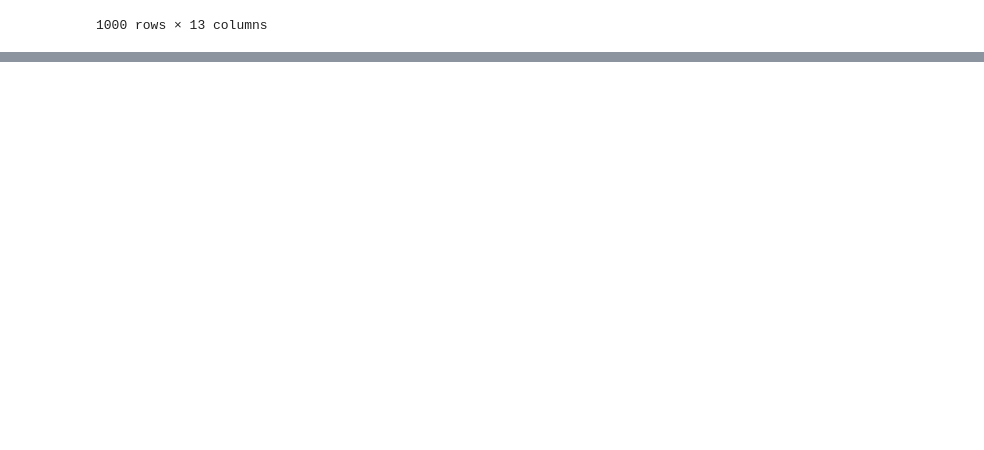
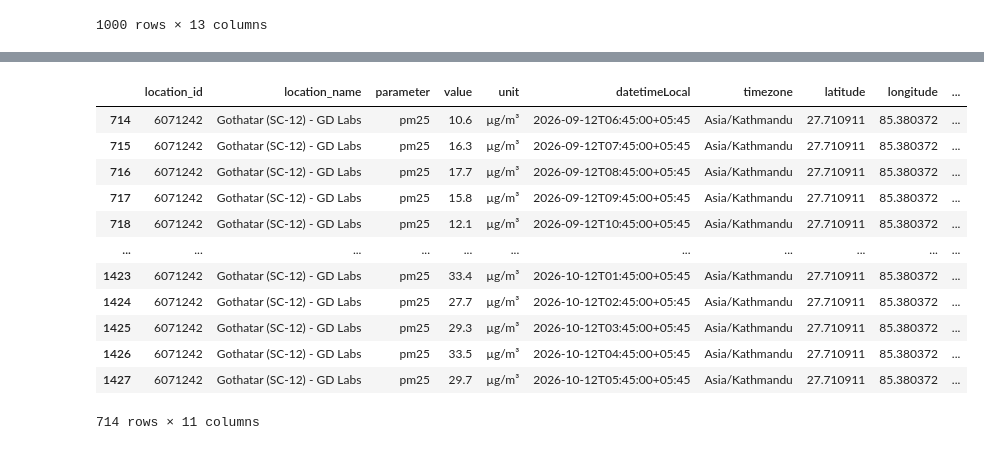
Before and after one commit to Laxmination/Kathmandu-PM2.5-Forecasting, a Jupyter notebook: OpenAQdatasetCleaning/Gothatar Data Clean.ipynb, the cells around one changed output, grey strips where cells are left out. Drawn from its saved outputs; the diff is of its cells as text; code cells hidden in the pictures; blank space fills up the shorter version.

```diff
--- a/OpenAQdatasetCleaning/Gothatar Data Clean.ipynb
+++ b/OpenAQdatasetCleaning/Gothatar Data Clean.ipynb
@@ -107,0 +170,17 @@ cleaned.to_csv('cleaned_GothatarLast365days.csv', index=False)
+# %%
+cleaned1 = cleaned1[cleaned1['parameter']=='pm25']
+cleaned1
+# %% [output]
+|  | location_id | location_name | parameter | value | unit | datetimeLocal | timezone | latitude | longitude | ... |
+| 714 | 6071242 | Gothatar (SC-12) - GD Labs | pm25 | 10.6 | µg/m³ | 2026-09-12T06:45:00+05:45 | Asia/Kathmandu | 27.710911 | 85.380372 | ... |
+| 715 | 6071242 | Gothatar (SC-12) - GD Labs | pm25 | 16.3 | µg/m³ | 2026-09-12T07:45:00+05:45 | Asia/Kathmandu | 27.710911 | 85.380372 | ... |
+| 716 | 6071242 | Gothatar (SC-12) - GD Labs | pm25 | 17.7 | µg/m³ | 2026-09-12T08:45:00+05:45 | Asia/Kathmandu | 27.710911 | 85.380372 | ... |
+| 717 | 6071242 | Gothatar (SC-12) - GD Labs | pm25 | 15.8 | µg/m³ | 2026-09-12T09:45:00+05:45 | Asia/Kathmandu | 27.710911 | 85.380372 | ... |
+| 718 | 6071242 | Gothatar (SC-12) - GD Labs | pm25 | 12.1 | µg/m³ | 2026-09-12T10:45:00+05:45 | Asia/Kathmandu | 27.710911 | 85.380372 | ... |
+| ... | ... | ... | ... | ... | ... | ... | ... | ... | ... | ... |
+| 1423 | 6071242 | Gothatar (SC-12) - GD Labs | pm25 | 33.4 | µg/m³ | 2026-10-12T01:45:00+05:45 | Asia/Kathmandu | 27.710911 | 85.380372 | ... |
+| 1424 | 6071242 | Gothatar (SC-12) - GD Labs | pm25 | 27.7 | µg/m³ | 2026-10-12T02:45:00+05:45 | Asia/Kathmandu | 27.710911 | 85.380372 | ... |
+| 1425 | 6071242 | Gothatar (SC-12) - GD Labs | pm25 | 29.3 | µg/m³ | 2026-10-12T03:45:00+05:45 | Asia/Kathmandu | 27.710911 | 85.380372 | ... |
+| 1426 | 6071242 | Gothatar (SC-12) - GD Labs | pm25 | 33.5 | µg/m³ | 2026-10-12T04:45:00+05:45 | Asia/Kathmandu | 27.710911 | 85.380372 | ... |
+| 1427 | 6071242 | Gothatar (SC-12) - GD Labs | pm25 | 29.7 | µg/m³ | 2026-10-12T05:45:00+05:45 | Asia/Kathmandu | 27.710911 | 85.380372 | ... |
+714 rows × 11 columns
```
Also changed, not shown: parts of 7 cells of this notebook, 2 other files.
